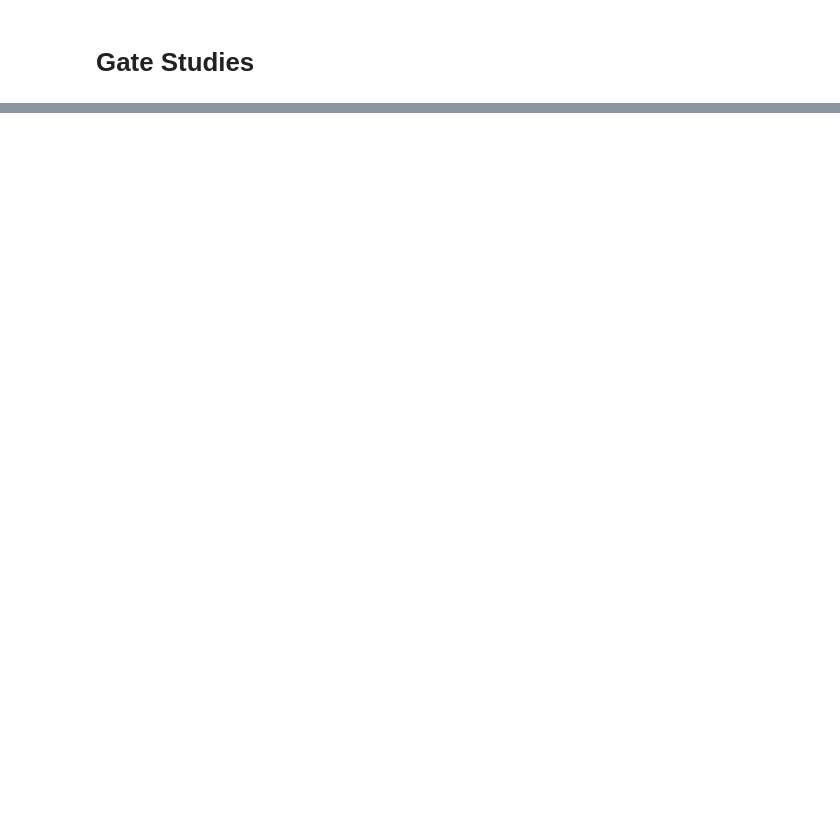
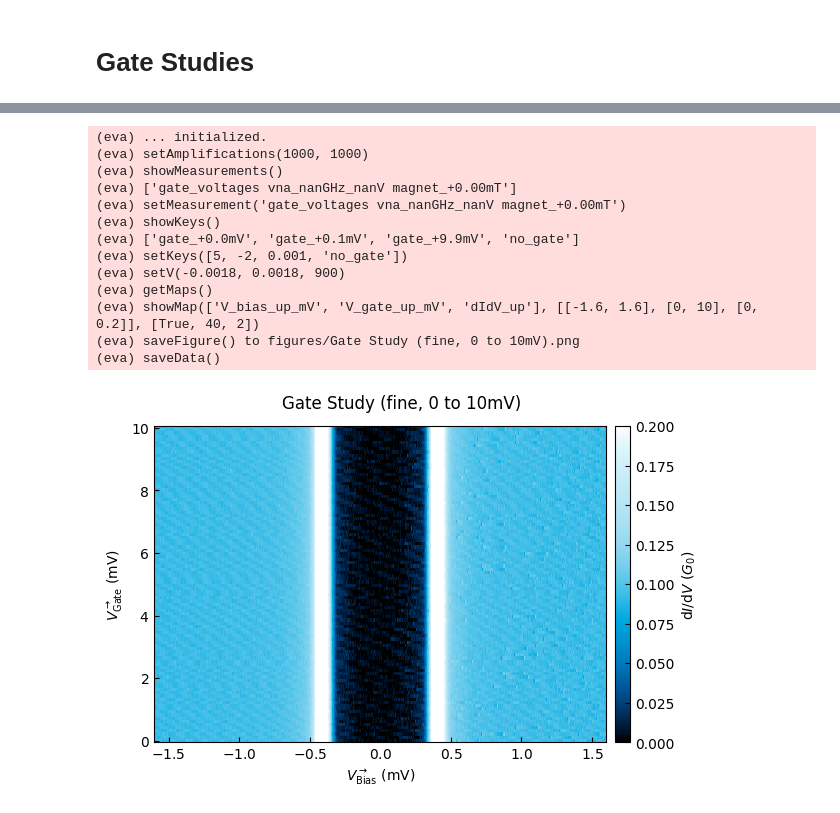
Before and after one commit to schmampf/p5control-bluefors-evaluation, a Jupyter notebook: 24 07 OI-24d-10/unbroken/gate studies.ipynb, the cells around one changed output, grey strips where cells are left out. Saved outputs shown, nothing was run; the diff lists cells and outputs as text; code cells hidden in the pictures; blank space fills up the shorter version.

```diff
--- a/24 07 OI-24d-10/unbroken/gate studies.ipynb
+++ b/24 07 OI-24d-10/unbroken/gate studies.ipynb
@@ -87,0 +216,41 @@ eva2.loadData()
+# %%
+# 'Gate Study (fine, 0 to 10mV)'
+eva = EvaluationScript_v2()
+eva.file_folder = '24 07 OI-24d-10/unbroken/24 07 23 fine gate study/'
+eva.file_name  = 'OI-24d-10 24-07-23 fine gate study 0.hdf5'
+eva.title = 'Gate Study (fine, 0 to 10mV)'
+eva.sub_folder = 'gate studies'
+eva.setAmplifications(1000, 1000)
+eva.showMeasurements()
+eva.setMeasurement('gate_voltages vna_nanGHz_nanV magnet_+0.00mT')
+eva.showKeys()
+eva.setKeys([5, -2, 1e-3, 'no_gate'])
+eva.setV(1.8e-3, V_bins=900)
+eva.getMaps()
+eva.showMap(
+    x_key = 'V_bias_up_mV',
+    y_key = 'V_gate_up_mV',
+    z_key = 'dIdV_up',
+    x_lim = [-1.6, 1.6],
+    y_lim = [0, 10],
+    z_lim = [0, .2],
+    smoothing = True,
+    window_length = 40,
+)
+eva.saveFigure()
+eva.saveData()
+# %% [output]
+(eva) ... initialized.
+(eva) setAmplifications(1000, 1000)
+(eva) showMeasurements()
+(eva) ['gate_voltages vna_nanGHz_nanV magnet_+0.00mT']
+(eva) setMeasurement('gate_voltages vna_nanGHz_nanV magnet_+0.00mT')
+(eva) showKeys()
+(eva) ['gate_+0.0mV', 'gate_+0.1mV', 'gate_+9.9mV', 'no_gate']
+(eva) setKeys([5, -2, 0.001, 'no_gate'])
+(eva) setV(-0.0018, 0.0018, 900)
+(eva) getMaps()
+(eva) showMap(['V_bias_up_mV', 'V_gate_up_mV', 'dIdV_up'], [[-1.6, 1.6], [0, 10], [0, 0.2]], [True, 40, 2])
+(eva) saveFigure() to figures/Gate Study (fine, 0 to 10mV).png
+(eva) saveData()
+[figure, added]
```
Also changed, not shown: parts of 34 cells of this notebook, 24 other files.
